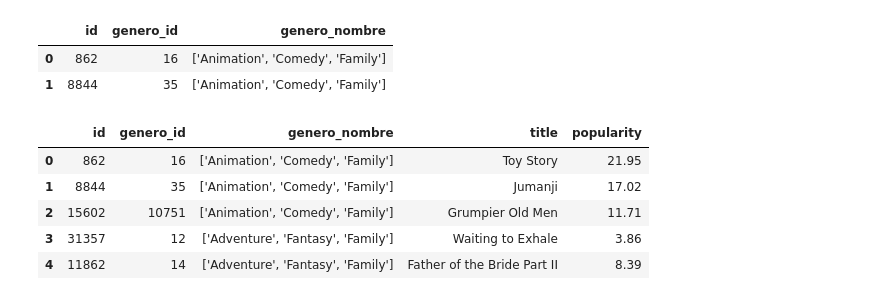
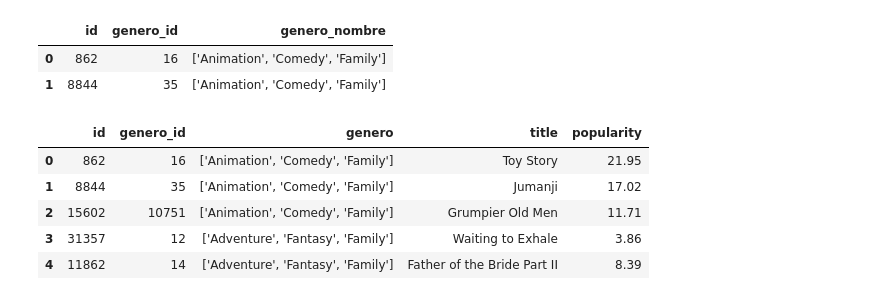
Before and after one commit to JavierM66G/Data_Proyect_PT02, a Jupyter notebook: Movies_Data1.ipynb, the cells around one changed output. Saved outputs shown, nothing was run; the diff lists cells and outputs as text; code cells hidden in the pictures.

```diff
--- a/Movies_Data1.ipynb
+++ b/Movies_Data1.ipynb
@@ -799,12 +799,13 @@ movie_genres.head(2)
 # %%
 # Agregar las nuevas columnas al dataset movie_genres
 movie_ML = pd.concat([movie_genres, datasets_final[['title', 'popularity']]], axis=1).round(2)
 
+movie_ML.rename(columns={'genero_nombre': 'genero'}, inplace=True)
 
 # Mostrar las primeras filas del dataset actualizado
 movie_ML.head()
 # %% [output]
-|  | id | genero_id | genero_nombre | title | popularity |
+|  | id | genero_id | genero | title | popularity |
 | 0 | 862 | 16 | ['Animation', 'Comedy', 'Family'] | Toy Story | 21.95 |
 | 1 | 8844 | 35 | ['Animation', 'Comedy', 'Family'] | Jumanji | 17.02 |
 | 2 | 15602 | 10751 | ['Animation', 'Comedy', 'Family'] | Grumpier Old Men | 11.71 |
```
Also changed, not shown: parts of 3 cells of this notebook, 2 other files.
